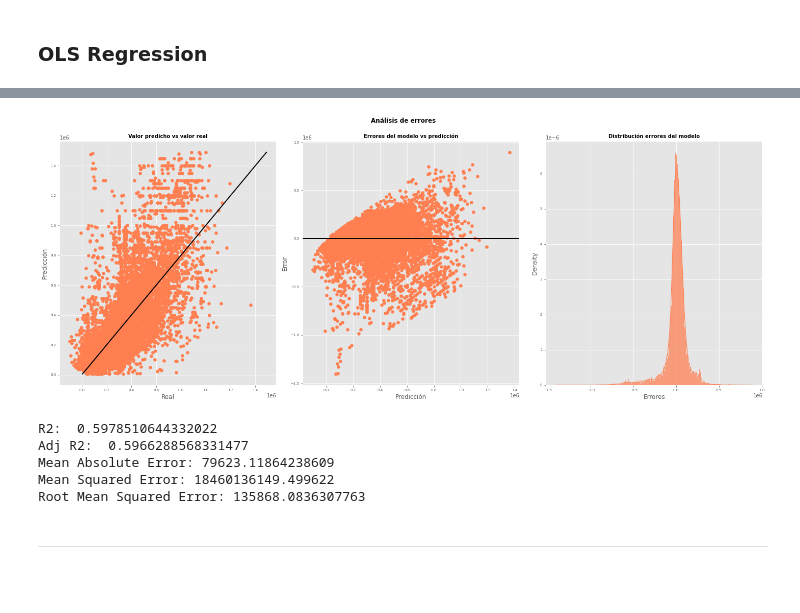
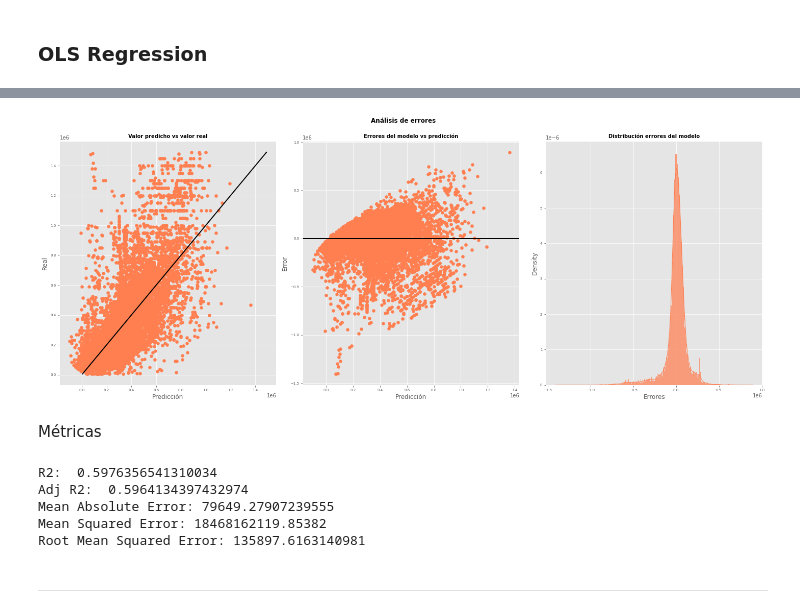
Before and after one commit to Juanlandolfi/Data-Science-Digital-House, a Jupyter notebook: Entrega_2/Grupo7_TP02_final.ipynb, the cells around one changed output, grey strips where cells are left out. Cells and saved outputs as stored; diff of their text form; code cells hidden in the pictures; blank space fills up the shorter version.

```diff
--- a/Entrega_2/Grupo7_TP02_final.ipynb
+++ b/Entrega_2/Grupo7_TP02_final.ipynb
@@ -186,7 +181,5 @@ memory usage: 4.8 MB
 # %%
-# Pasamos los features a X dropeando price_aprox_usd que será nuestro target representado en y
-# =*=*=*=*=*=*=*=*=*=*=*=*=*=*=*=*=*=*=*=*=*=*=*=*=*=*=*=*=*=*=*=*=*=*=*=*=*=*=*=*
-X = df.drop(columns='price_aprox_usd')
+X = df.drop(columns=['price_aprox_usd'])
 y = df['price_aprox_usd']
 # %%
 X = sm.add_constant(X)
@@ -224,40 +211,40 @@ Text(0.5, 1.0, 'titulo1')
 prediccion = modelo.predict(exog = X)
 residuos   = prediccion - y
 
 fig, axes = plt.subplots(nrows=1, ncols=3, figsize=(20, 8))
 
 axes[0].scatter(prediccion,y, color = 'coral')
 axes[0].plot([y.min(), y.max()], [y.min(), y.max()], color = 'black', lw=2)
 axes[0].set_title('Valor predicho vs valor real', fontsize = 10, fontweight = "bold")
-axes[0].set_xlabel('Real')
-axes[0].set_ylabel('Predicción')
+axes[0].set_xlabel('Predicción')
+axes[0].set_ylabel('Real')
 axes[0].tick_params(labelsize = 7)
 
 #---------------------------------------------------------------------------------------
 
 axes[1].scatter(prediccion, residuos, color = 'coral')
 axes[1].axhline(y = 0, color = 'black', lw=2)
 axes[1].set_title('Errores del modelo vs predicción', fontsize = 10, fontweight = "bold")
 axes[1].set_xlabel('Predicción')
 axes[1].set_ylabel('Error')
 axes[1].tick_params(labelsize = 7)
 
 #---------------------------------------------------------------------------------------
 
 sns.histplot(data    = residuos, stat  = "density", kde = True,line_kws= {'linewidth': 1}, color = "coral",alpha   = 0.8, ax = axes[2])
 axes[2].set_title('Distribución errores del modelo', fontsize = 10,fontweight = "bold")
 axes[2].set_xlabel("Errores")
 axes[2].tick_params(labelsize = 7)
 
 #---------------------------------------------------------------------------------------
 fig.tight_layout()
 plt.subplots_adjust(top=0.9)
-fig.suptitle('Análisis de errores', fontsize = 12, fontweight = "bold");
+fig.suptitle('Análisis de errores', fontsize = 12, fontweight = "bold")
 # %% [output]
-[figure, old version]
+[figure, new version]
+# %% [markdown]
+Métricas
 # %%
-# Métricas
-# =*=*=*=*=*=*=*=*=*=*=*=*=*=*=*=*=*=*=*=*=*=*=*=*=*=*=*=*=*=*=*=*=*=*=*=*=*=*=*=*
 estimadores = len(X.columns)
 observaciones = len(y)
 r2 = metrics.r2_score(y, prediccion)
@@ -268,11 +255,11 @@ print('Mean Absolute Error:', metrics.mean_absolute_error(y, prediccion))
 print('Mean Squared Error:', metrics.mean_squared_error(y, prediccion))
 print('Root Mean Squared Error:', np.sqrt(metrics.mean_squared_error(y, prediccion)))
 # %% [output]
-R2:  0.5978510644332022
-Adj R2:  0.5966288568331477
-Mean Absolute Error: 79623.11864238609
-Mean Squared Error: 18460136149.499622
-Root Mean Squared Error: 135868.0836307763
+R2:  0.5976356541310034
+Adj R2:  0.5964134397432974
+Mean Absolute Error: 79649.27907239555
+Mean Squared Error: 18468162119.85382
+Root Mean Squared Error: 135897.6163140981
 # %% [markdown]
 --------------
 # %% [markdown]
```
Also changed, not shown: parts of 30 cells of this notebook, 1 other file.
